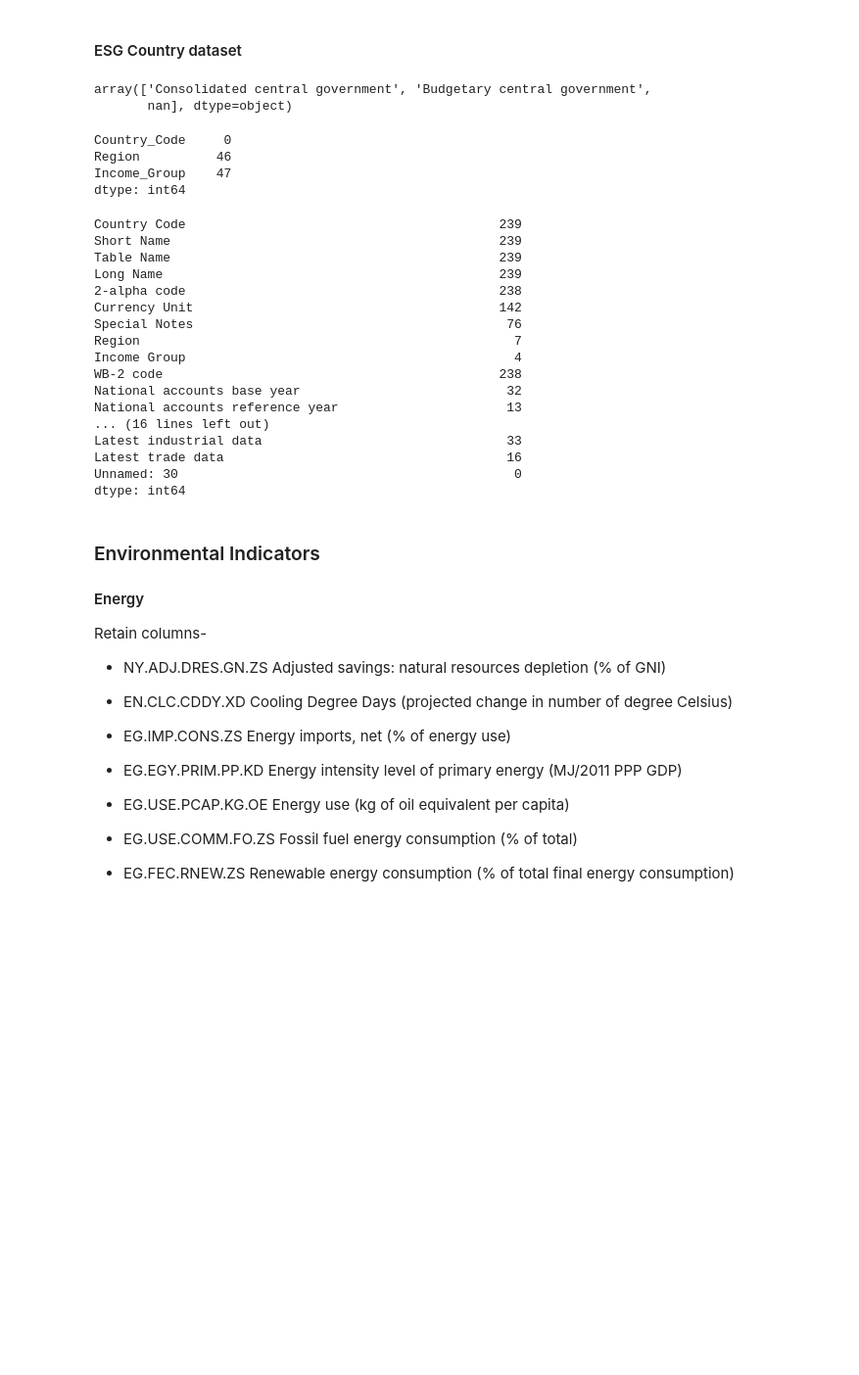
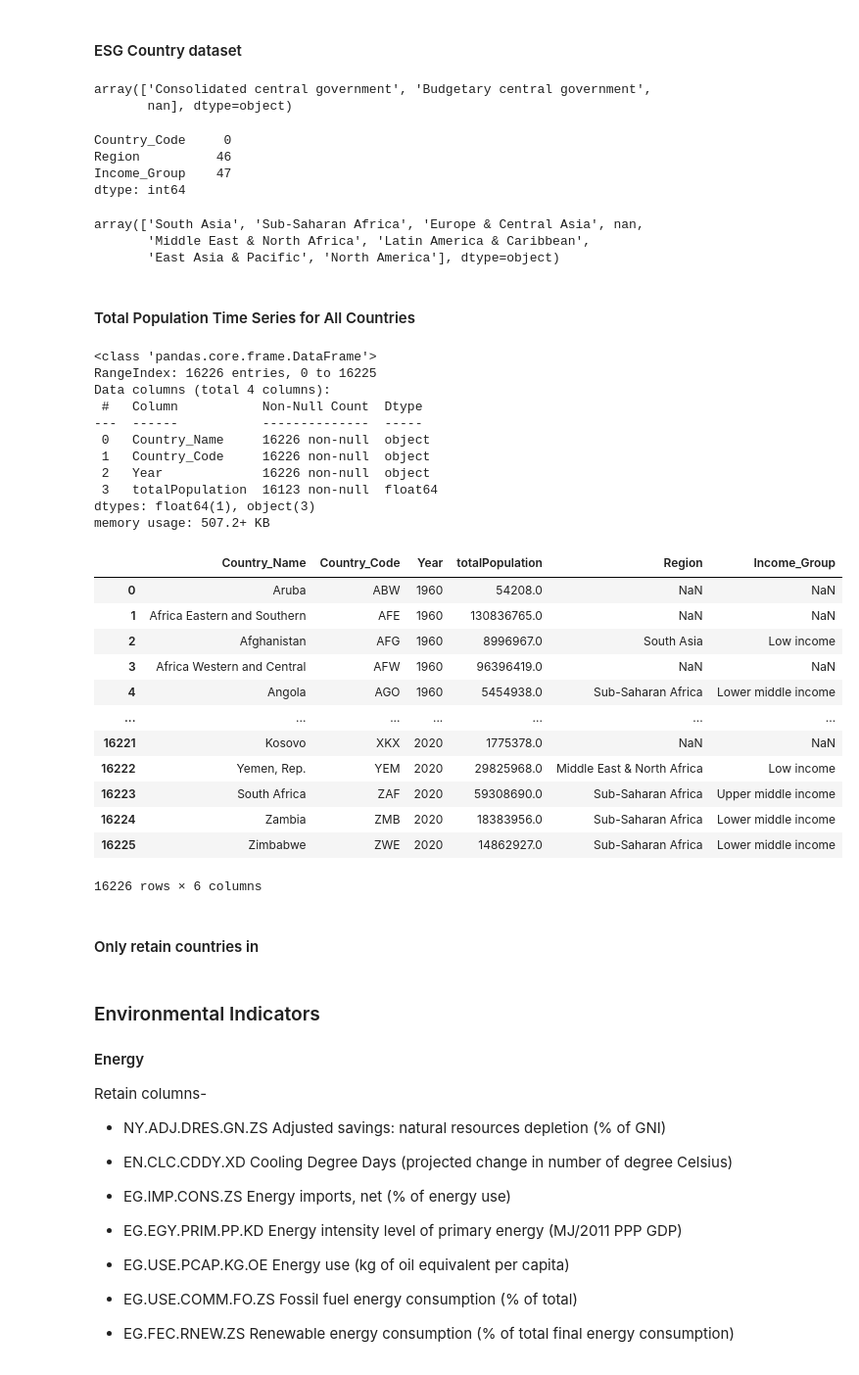
Before and after one commit to radhikaj103/World-ESG-Project, a Jupyter notebook: notebooks/ESG_Data_Exploration.ipynb, the cells around one changed output. Shown at 98% size. Saved outputs shown, nothing was run; the diff lists cells and outputs as text; code cells hidden in the pictures; blank space fills up the shorter version.

```diff
--- a/notebooks/ESG_Data_Exploration.ipynb
+++ b/notebooks/ESG_Data_Exploration.ipynb
@@ -224,12 +224,13 @@ Length: 70, dtype: float64
 # %% [markdown]
 #### ESG Country dataset
 # %%
-countryData = pd.read_csv('ESGCountry.csv')
+countryData = pd.read_csv('../dataFiles/ESGCountry.csv')
 #display(countryData)
 display(countryData['Government Accounting concept'].unique())
 country_df1 = countryData[['Country Code', 'Region', 'Income Group']]
 country_df1.columns = country_df1.columns.str.replace(' ', '_')
 display(country_df1.isna().sum())
+display(country_df1['Region'].unique())
 # %% [output]
 array(['Consolidated central government', 'Budgetary central government',
        nan], dtype=object)
@@ -237,26 +238,49 @@ Country_Code     0
 Region          46
 Income_Group    47
 dtype: int64
+array(['South Asia', 'Sub-Saharan Africa', 'Europe & Central Asia', nan,
+       'Middle East & North Africa', 'Latin America & Caribbean',
+       'East Asia & Pacific', 'North America'], dtype=object)
-# %%
-display(countryData.nunique())
-# %% [output]
-Country Code                                         239
-Short Name                                           239
-Table Name                                           239
-Long Name                                            239
-2-alpha code                                         238
-Currency Unit                                        142
-Special Notes                                         76
-Region                                                 7
-Income Group                                           4
-WB-2 code                                            238
-National accounts base year                           32
-National accounts reference year                      13
-... (16 lines left out)
-Latest industrial data                                33
-Latest trade data                                     16
-Unnamed: 30                                            0
-dtype: int64
+# %% [markdown]
+#### Total Population Time Series for All Countries
+# %%
+population = pd.read_csv('../dataFiles/totalPopulation.csv')
+population.columns = population.columns.str.replace(' ', '_')
+
+# Change data from wide to long format
+population = population.drop(columns=['Indicator_Name', 'Indicator_Code']).melt(value_name='totalPopulation', var_name='Year', id_vars=['Country_Name', 'Country_Code'])
+population.info()
+
+# Merge population data with countryData
+populationDF = population.merge(country_df1, on='Country_Code', how='left')
+populationDF
+# %% [output]
+<class 'pandas.core.frame.DataFrame'>
+RangeIndex: 16226 entries, 0 to 16225
+Data columns (total 4 columns):
+ #   Column           Non-Null Count  Dtype
+---  ------           --------------  -----
+ 0   Country_Name     16226 non-null  object
+ 1   Country_Code     16226 non-null  object
+ 2   Year             16226 non-null  object
+ 3   totalPopulation  16123 non-null  float64
+dtypes: float64(1), object(3)
+memory usage: 507.2+ KB
+|  | Country_Name | Country_Code | Year | totalPopulation | Region | Income_Group |
+| 0 | Aruba | ABW | 1960 | 54208.0 | NaN | NaN |
+| 1 | Africa Eastern and Southern | AFE | 1960 | 130836765.0 | NaN | NaN |
+| 2 | Afghanistan | AFG | 1960 | 8996967.0 | South Asia | Low income |
+| 3 | Africa Western and Central | AFW | 1960 | 96396419.0 | NaN | NaN |
+| 4 | Angola | AGO | 1960 | 5454938.0 | Sub-Saharan Africa | Lower middle income |
+| ... | ... | ... | ... | ... | ... | ... |
+| 16221 | Kosovo | XKX | 2020 | 1775378.0 | NaN | NaN |
+| 16222 | Yemen, Rep. | YEM | 2020 | 29825968.0 | Middle East & North Africa | Low income |
+| 16223 | South Africa | ZAF | 2020 | 59308690.0 | Sub-Saharan Africa | Upper middle income |
+| 16224 | Zambia | ZMB | 2020 | 18383956.0 | Sub-Saharan Africa | Lower middle income |
+| 16225 | Zimbabwe | ZWE | 2020 | 14862927.0 | Sub-Saharan Africa | Lower middle income |
+16226 rows × 6 columns
+# %% [markdown]
+#### Only retain countries in
 # %% [markdown]
 ### Environmental Indicators
 
```
Also changed, not shown: parts of 2 cells of this notebook.
